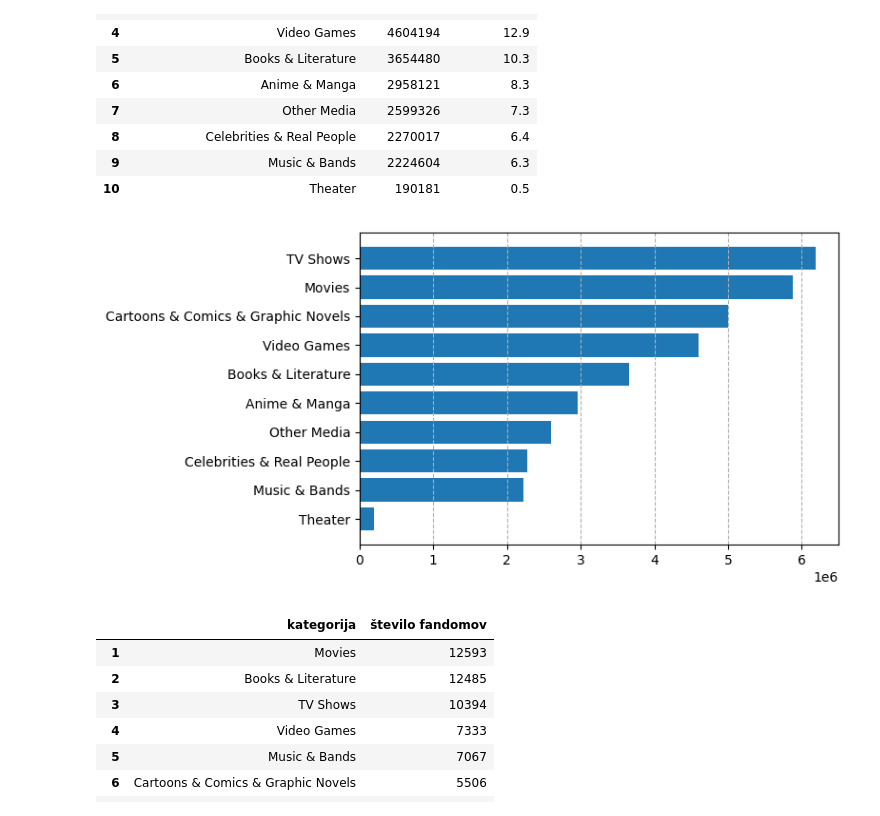
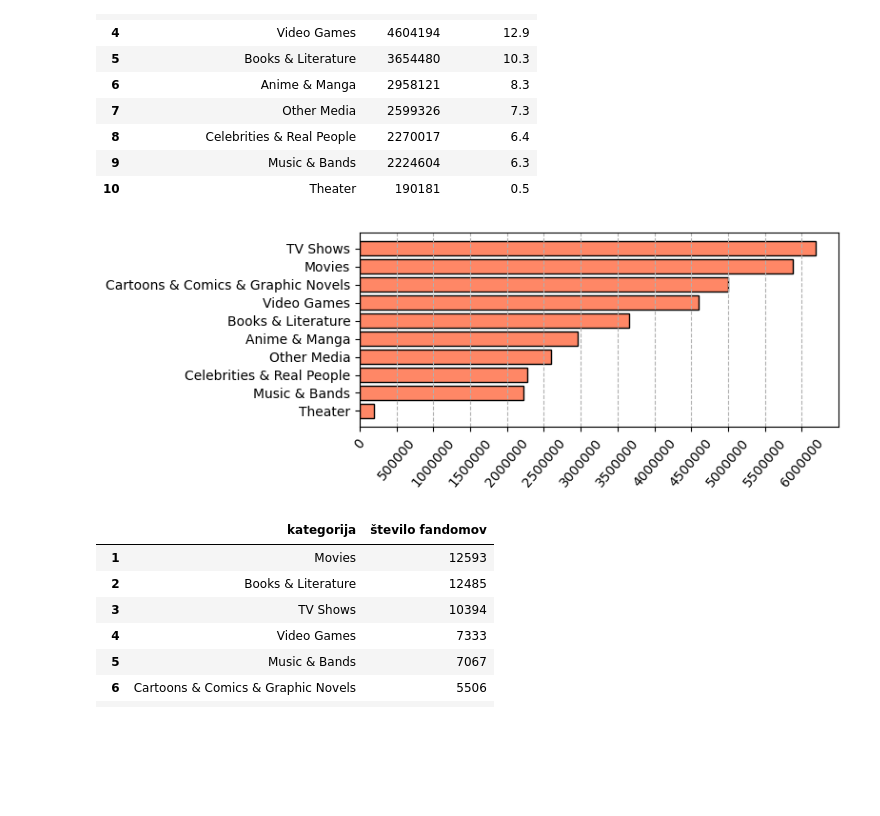
Before and after one commit to nivesgosnjak/uvp_projektna, a Jupyter notebook: analiza_podatkov.ipynb, the cells around one changed output. Saved outputs shown, nothing was run; the diff lists cells and outputs as text; code cells hidden in the pictures; blank space fills up the shorter version.

```diff
--- a/analiza_podatkov.ipynb
+++ b/analiza_podatkov.ipynb
@@ -90,11 +130,12 @@ vrste
 | 10 | Theater | 190181 | 0.5 |
 # %%
 graf1=vrste.sort_values('število del')
-plt.figure(figsize=(8,4))
-bars=plt.barh(graf1['vrsta fandoma'], graf1['število del'])
+plt.figure(figsize=(8,3))
+plt.barh(graf1['vrsta fandoma'], graf1['število del'], color='#ff8766', edgecolor='black')
+leto=[i for i in range(0,6500000) if i%500000 ==0]
+plt.xticks(leto,leto, rotation=50)
 plt.grid(axis='x', linestyle='--')
 plt.tight_layout()
-stevila=[i for i in range(50000,6500000) if i%500000==0]
 # %% [output]
-[figure, old version]
+[figure, new version]
 # %%
```
Also changed, not shown: parts of 56 cells of this notebook.
